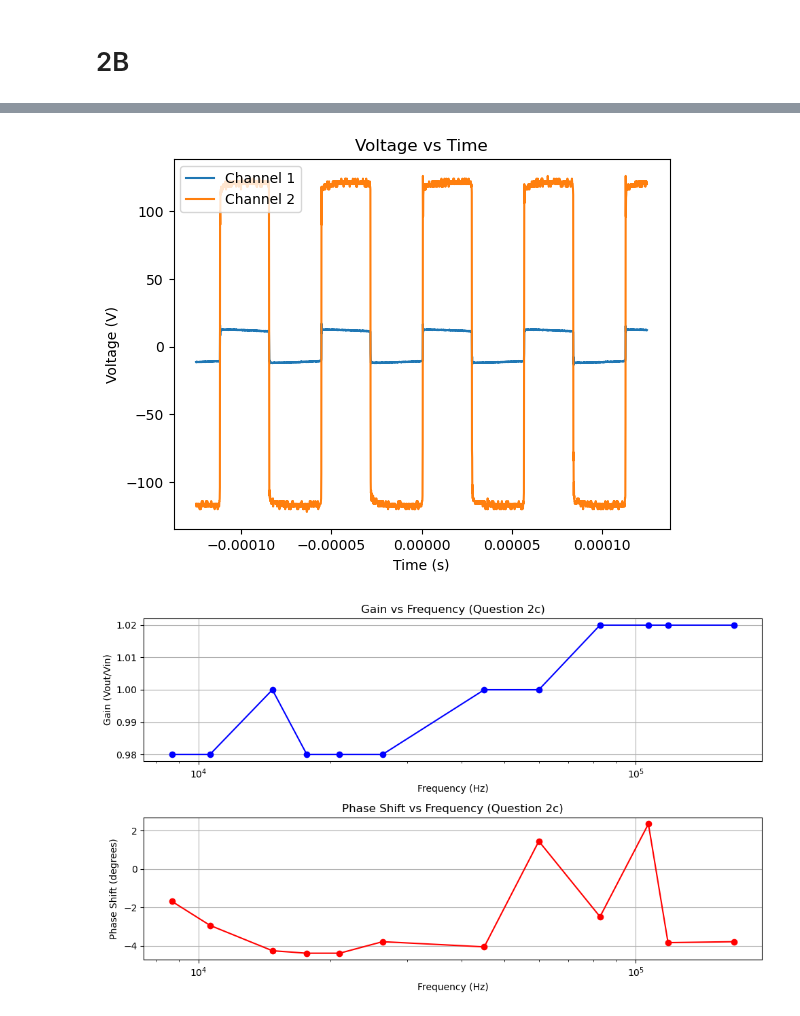
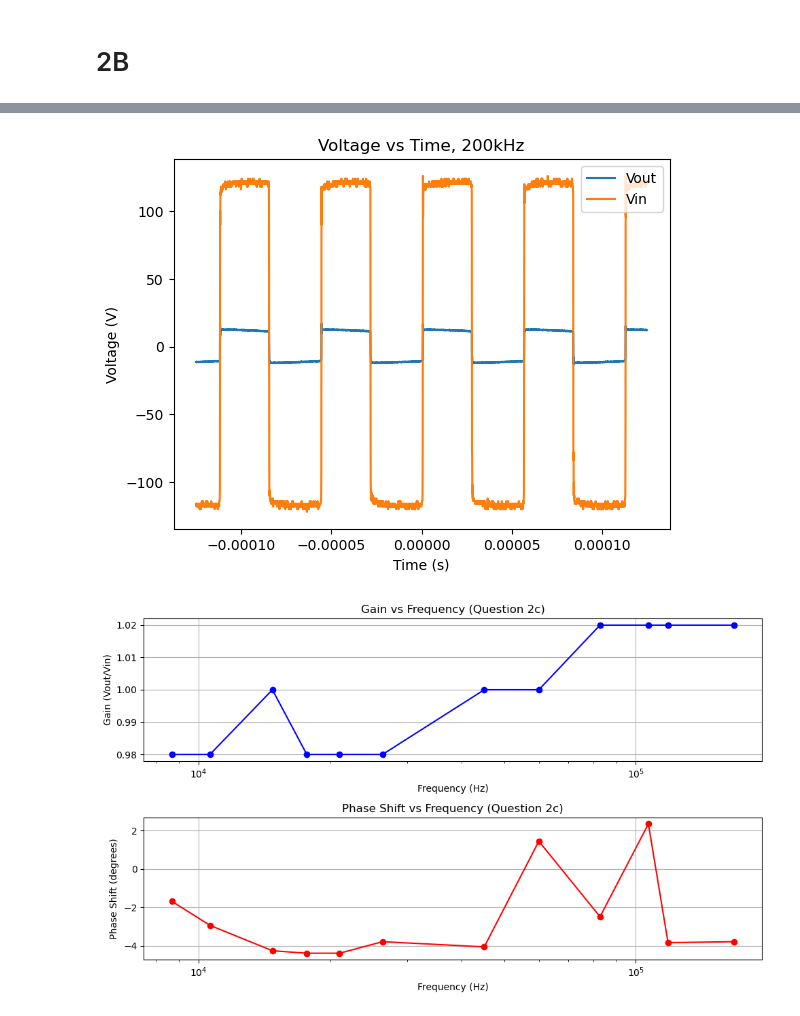
Before and after one commit to Quantum-Impulse/Eletronic-Techniques-Reports, a Jupyter notebook: Report 1/Lab 2/Lab2.ipynb, the cells around one changed output, grey strips where cells are left out. Drawn from its saved outputs; the diff is of its cells as text; code cells hidden in the pictures.

```diff
--- a/Report 1/Lab 2/Lab2.ipynb
+++ b/Report 1/Lab 2/Lab2.ipynb
@@ -238,15 +238,15 @@ plt.show()
 # %%
 # graph data_2b_ch1_200khz and data_2b_ch2_200khz, overlaying each other.
 # Add index of channels to the legend
 plt.plot(data_2b_ch1_200khz['Time'], data_2b_ch1_200khz['Voltage'])
 plt.plot(data_2b_ch2_200khz['Time'], data_2b_ch2_200khz['Voltage'])
 plt.xlabel('Time (s)')
 plt.ylabel('Voltage (V)')
-plt.title('Voltage vs Time')
-plt.legend(['Channel 1', 'Channel 2'])
+plt.title('Voltage vs Time, 200kHz')
+plt.legend(['Vout', 'Vin'])
 plt.show()
 # %% [output]
-[figure, old version]
+[figure, new version]
 # %%
 # Graphs for 2c
 # Create graph of Gain (Vin/Vout) and phase shift as a function of frequency
```
Also changed, not shown: parts of 7 cells of this notebook.
